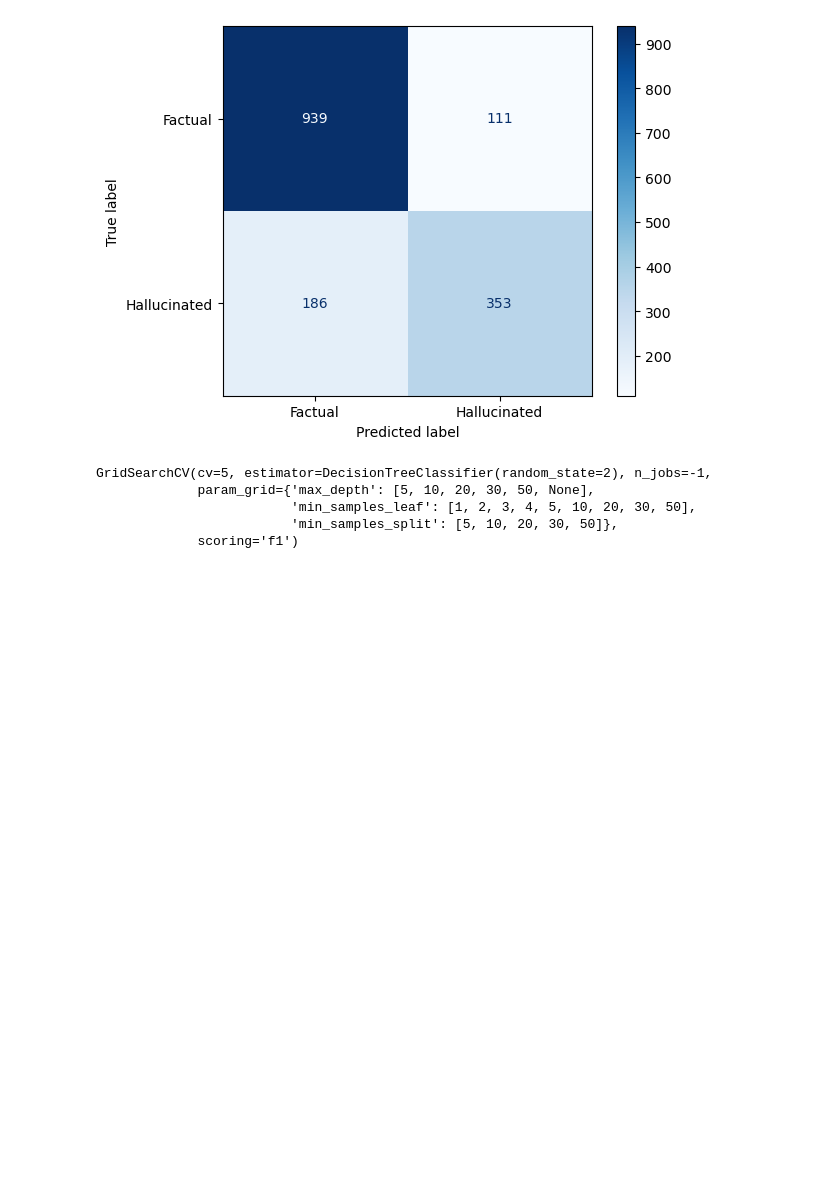
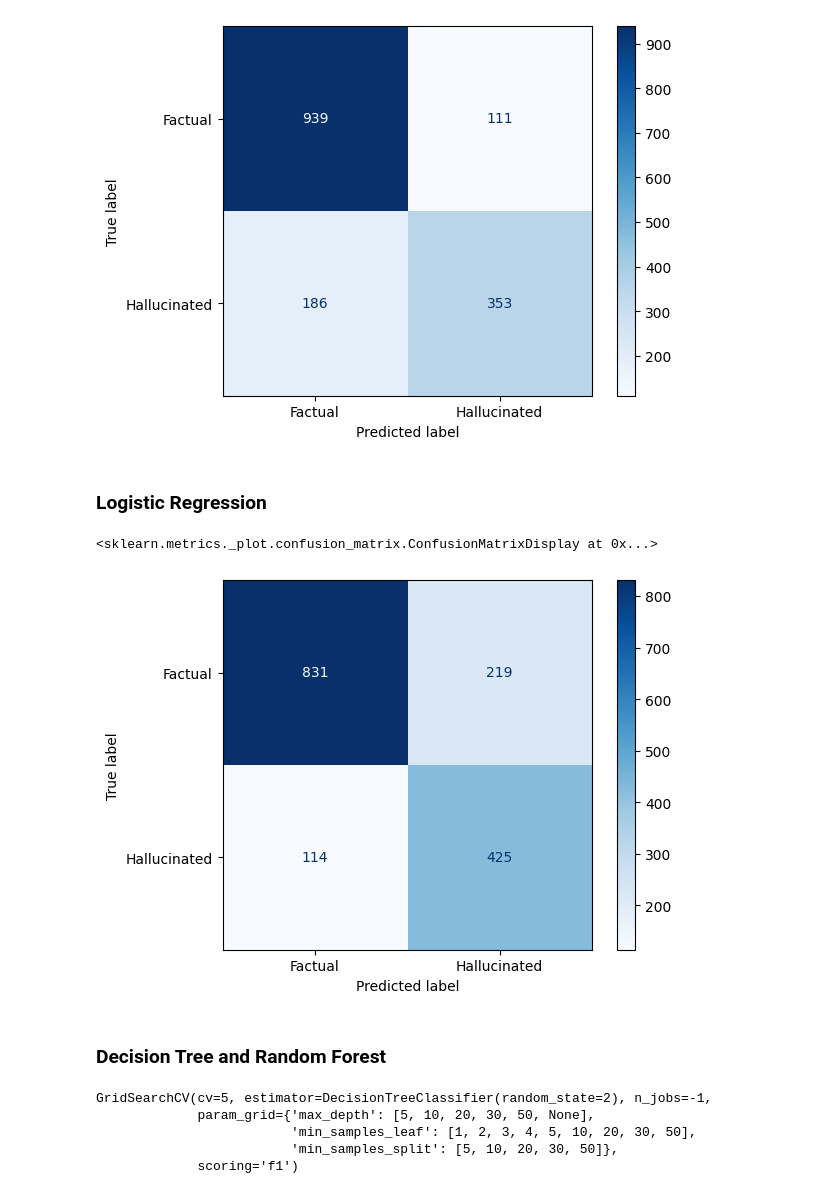
Before and after one commit to csdulay-dotcom/AI-Hallucinations-Detection, a Jupyter notebook: Models/GMM.ipynb, the cells around one changed output. Drawn from its saved outputs; the diff is of its cells as text; code cells hidden in the pictures; blank space fills up the shorter version.

Commit message:
added logistic regression

```diff
--- a/Models/GMM.ipynb
+++ b/Models/GMM.ipynb
@@ -142,6 +137,21 @@ disp.plot(cmap=plt.cm.Blues)
 # %% [output]
 <sklearn.metrics._plot.confusion_matrix.ConfusionMatrixDisplay at 0x...>
 [figure]
+# %% [markdown]
+### Logistic Regression
+# %%
+from sklearn.linear_model import LogisticRegression
+lr = LogisticRegression(class_weight={0:1, 1:1.7}, random_state=42)
+lr.fit(X_train_scaled, y_train)
+test_preds = lr.predict(X_test_scaled)
+cm = confusion_matrix(y_test, test_preds)
+disp = ConfusionMatrixDisplay(confusion_matrix=cm, display_labels=['Factual', 'Hallucinated'])
+disp.plot(cmap=plt.cm.Blues)
+# %% [output]
+<sklearn.metrics._plot.confusion_matrix.ConfusionMatrixDisplay at 0x...>
+[figure, added]
+# %% [markdown]
+### Decision Tree and Random Forest
 # %%
 from sklearn.tree import DecisionTreeClassifier\
 
```
Also changed, not shown: parts of 5 cells of this notebook.
